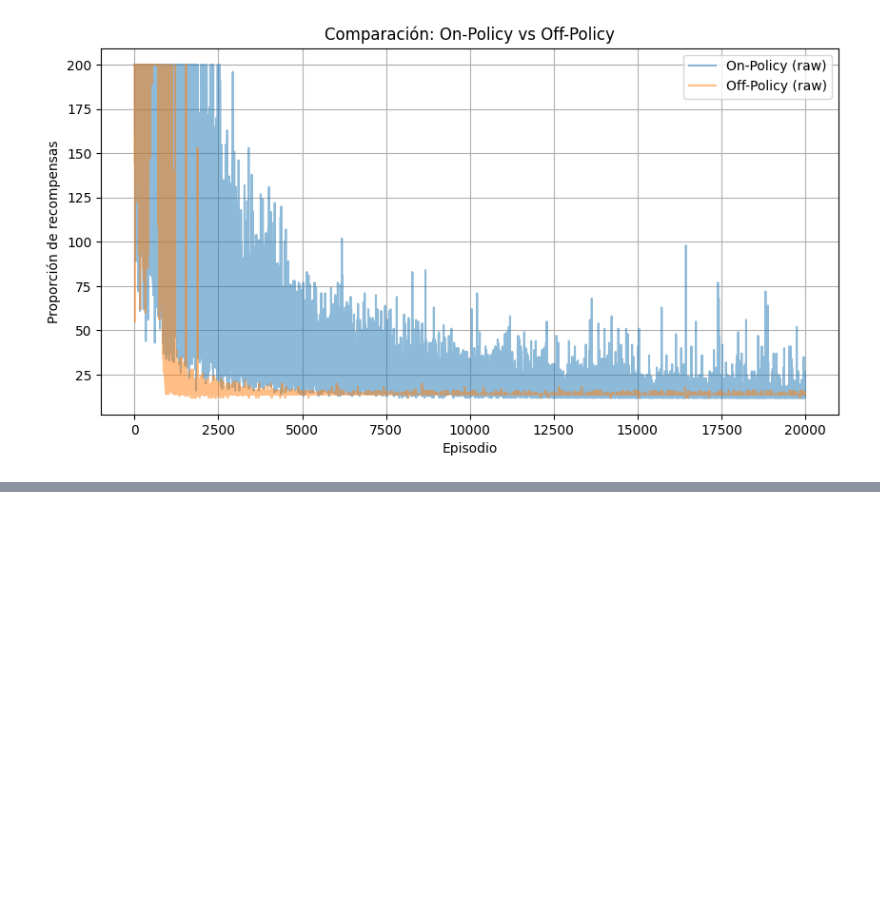
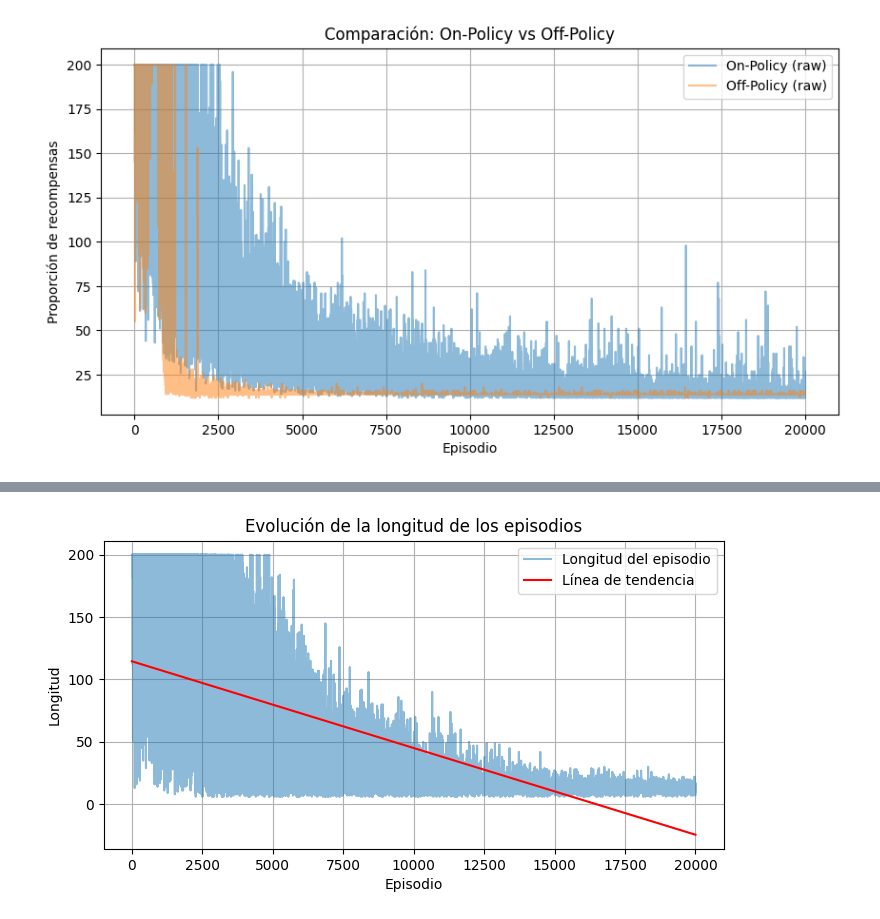
Before and after one commit to MrCharli03/RL_BFRRCE, a Jupyter notebook: NotebookTD.ipynb, the cells around one changed output, grey strips where cells are left out. Cells and saved outputs as stored; diff of their text form; code cells hidden in the pictures; blank space fills up the shorter version.

```diff
--- a/NotebookTD.ipynb
+++ b/NotebookTD.ipynb
@@ -938,0 +1056,4 @@ plot_comparison(episodes_sizes_sarsa, episodes_sizes_ql)
+# %%
+plot_episode_lengths(episodes_sizes_sarsa_sg)
+# %% [output]
+[figure, added]
```
Also changed, not shown: parts of 43 cells of this notebook.
